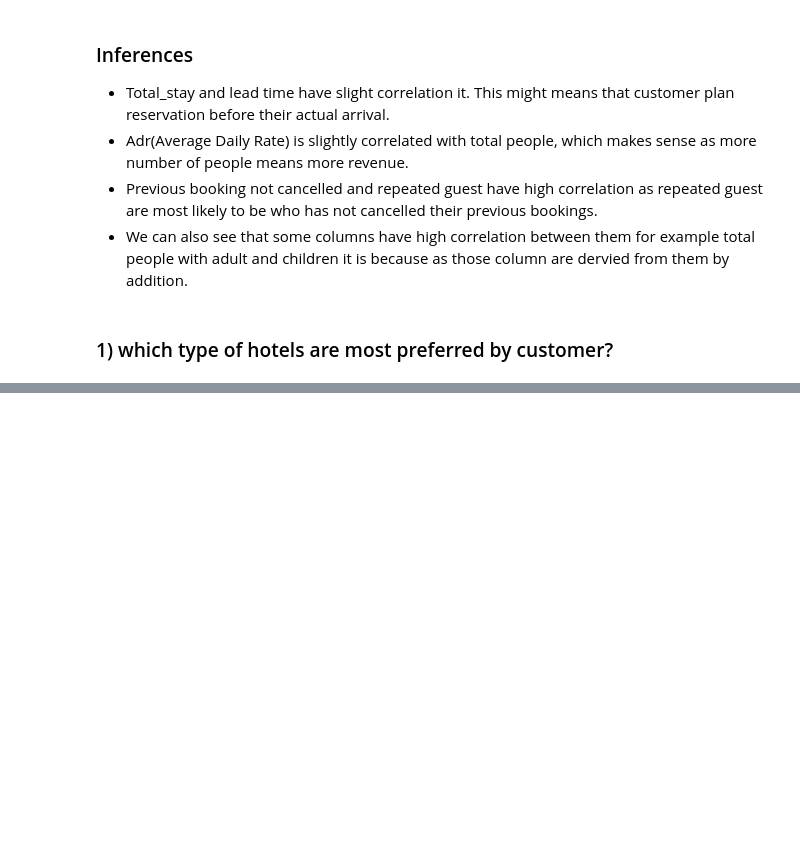
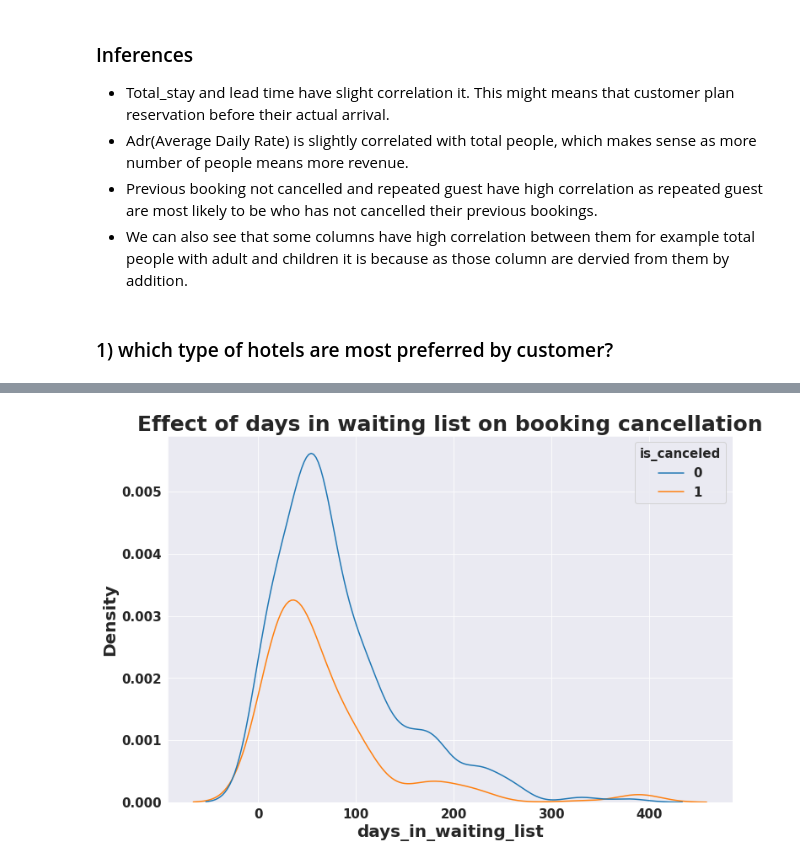
Before and after one commit to shwetaNayak19/EDA-Hotel-Bookings-Capstone-Project1, a Jupyter notebook: EDA_Hotel_Booking_project1.ipynb, the cells around one changed output, grey strips where cells are left out. Saved outputs shown, nothing was run; the diff lists cells and outputs as text; code cells hidden in the pictures; blank space fills up the shorter version.

```diff
--- a/EDA_Hotel_Booking_project1.ipynb
+++ b/EDA_Hotel_Booking_project1.ipynb
@@ -381,0 +463,4 @@ plt.title('Correlation heatmap');
+# %%
+#create data frame where days of waiting is more than zero
+waiting_list = df[df['days_in_waiting_list']!=0]
+waiting_list.head()
@@ -381,0 +474,7 @@ plt.title('Correlation heatmap');
+# %%
+#visualize effect of days in waiting list on booking cancellation
+plt.figure(figsize=(12,8))
+sns.kdeplot(x='days_in_waiting_list',hue='is_canceled',data=waiting_list)
+plt.title('Effect of days in waiting list on booking cancellation');
+# %% [output]
+[figure, added]
```
Also changed, not shown: parts of 104 cells of this notebook.
